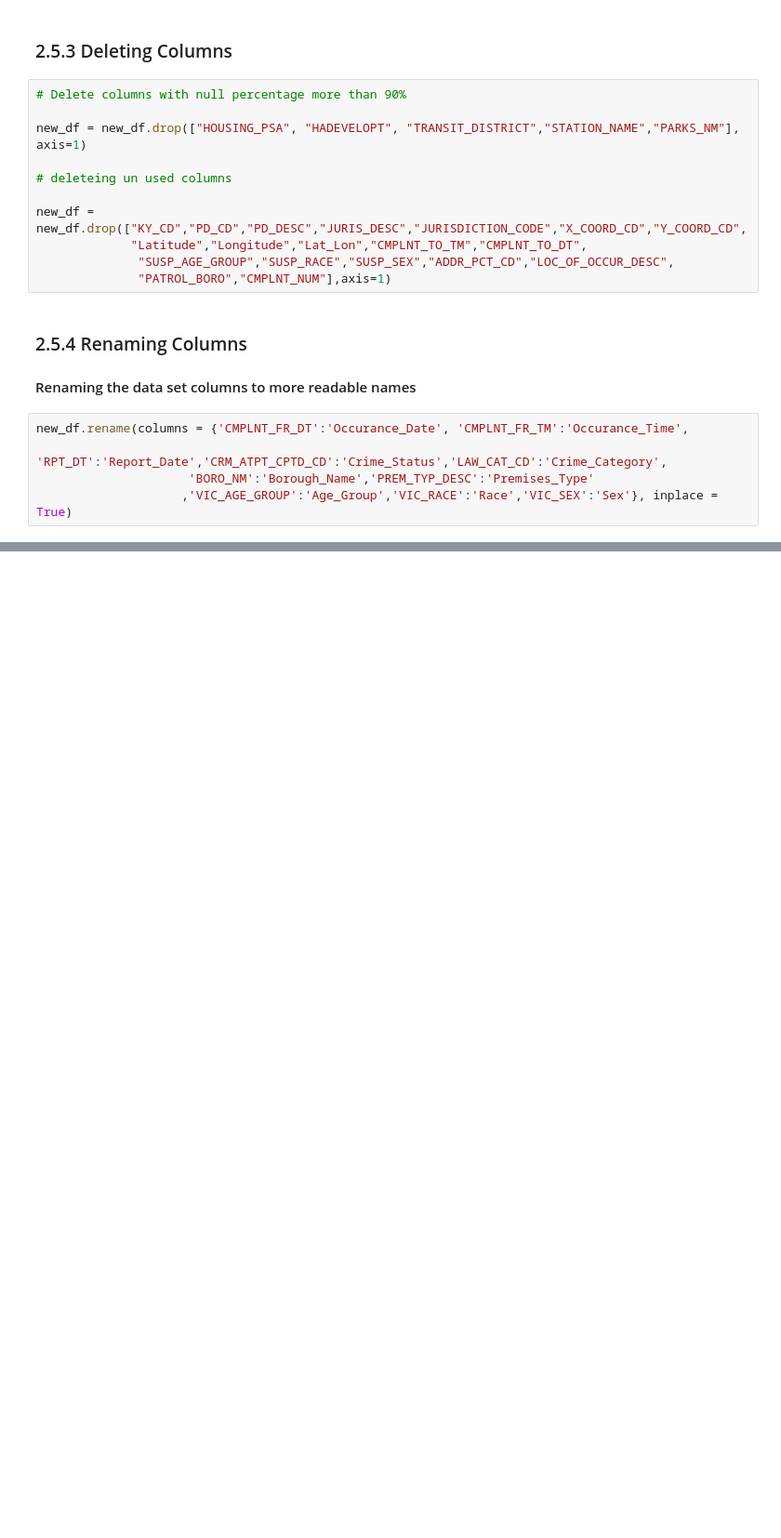
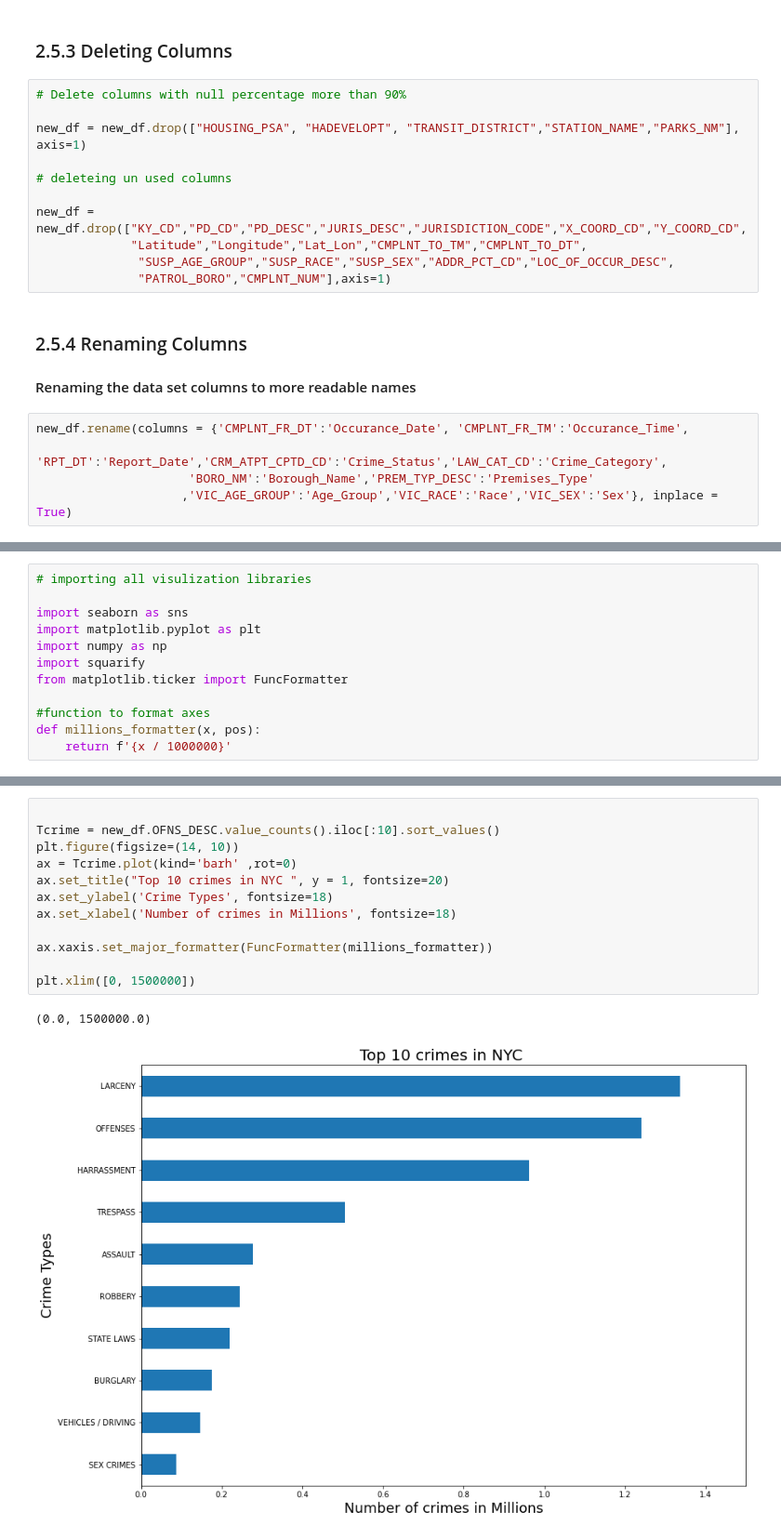
Before and after one commit to moutasam/NYC-Complaints-Python-Project, a Jupyter notebook: NYC Crimes Analysis.ipynb, the cells around one changed output, grey strips where cells are left out. Shown at 93% size. Drawn from its saved outputs; the diff is of its cells as text; blank space fills up the shorter version.

```diff
--- a/NYC Crimes Analysis.ipynb
+++ b/NYC Crimes Analysis.ipynb
@@ -507,0 +433,12 @@ GBY.head()
+# %%
+# importing all visulization libraries
+
+import seaborn as sns
+import matplotlib.pyplot as plt
+import numpy as np
+import squarify
+from matplotlib.ticker import FuncFormatter
+
+#function to format axes
+def millions_formatter(x, pos):
+    return f'{x / 1000000}'
@@ -507,0 +465,15 @@ GBY.head()
+# %%
+
+Tcrime = new_df.OFNS_DESC.value_counts().iloc[:10].sort_values()
+plt.figure(figsize=(14, 10))
+ax = Tcrime.plot(kind='barh' ,rot=0)
+ax.set_title("Top 10 crimes in NYC ", y = 1, fontsize=20)
+ax.set_ylabel('Crime Types', fontsize=18)
+ax.set_xlabel('Number of crimes in Millions', fontsize=18)
+
+ax.xaxis.set_major_formatter(FuncFormatter(millions_formatter))
+
+plt.xlim([0, 1500000])
+# %% [output]
+(0.0, 1500000.0)
+[figure, added]
```
Also changed, not shown: parts of 26 cells of this notebook.
